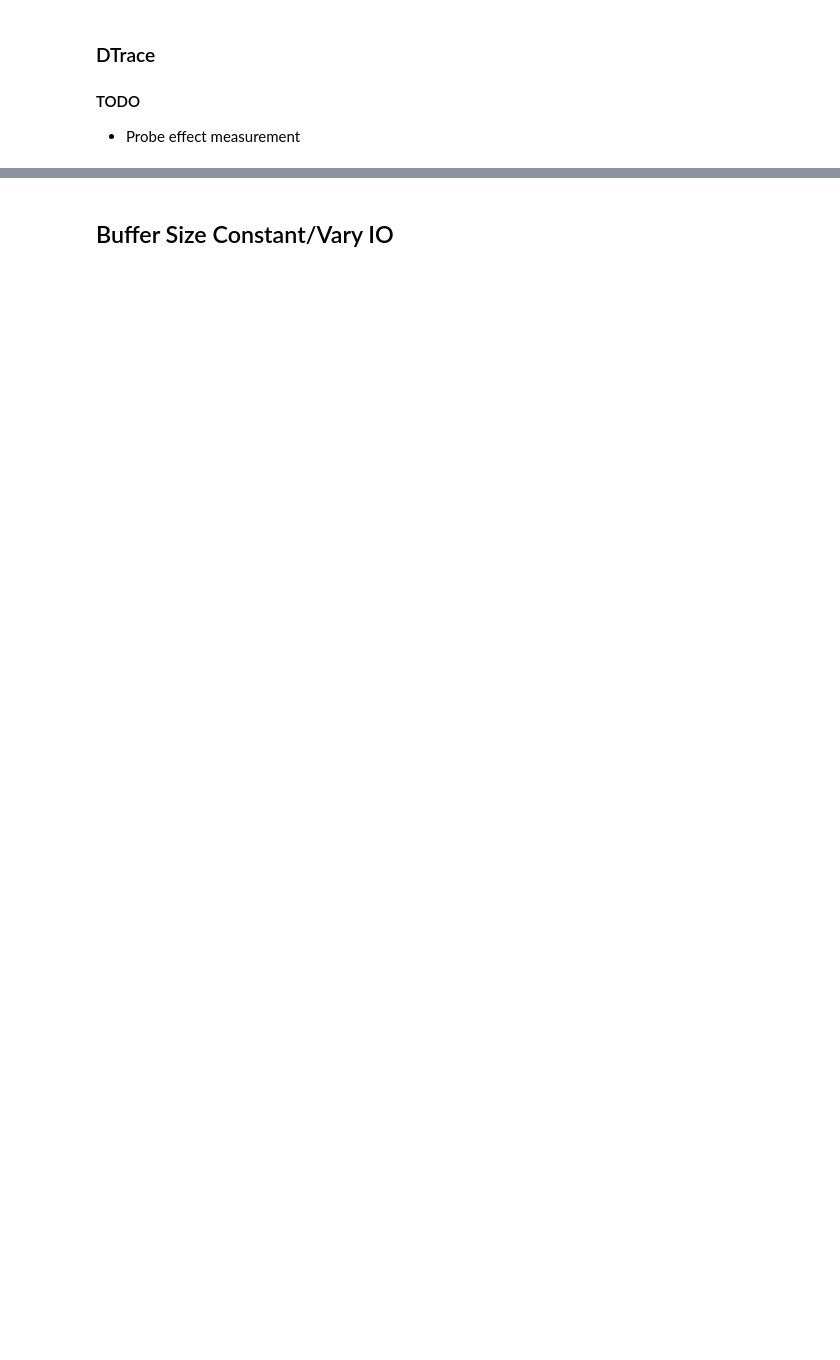
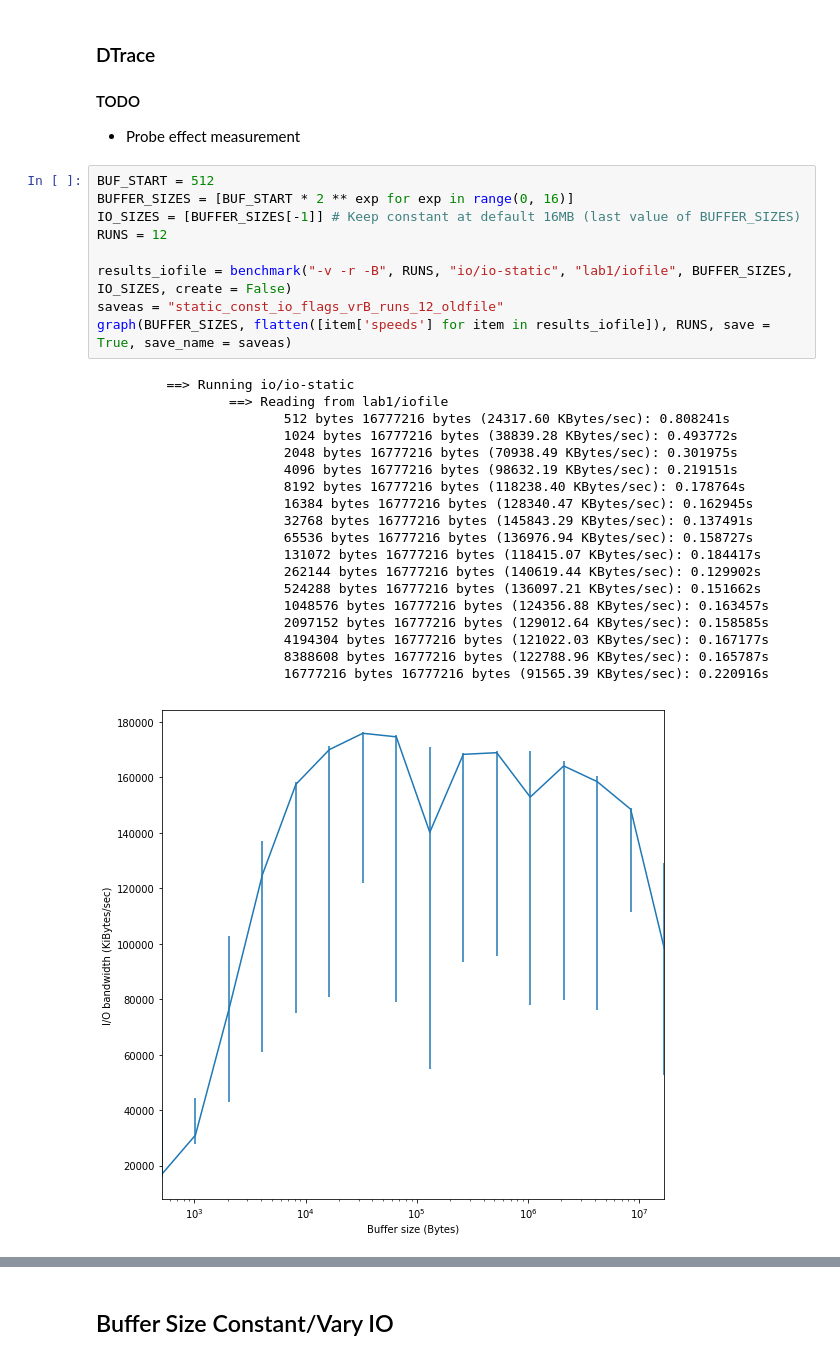
Before and after one commit to Michael137/os, a Jupyter notebook: l41-labs/lab1.ipynb, the cells around one changed output, grey strips where cells are left out. Cells and saved outputs as stored; diff of their text form; blank space fills up the shorter version.

```diff
--- a/l41-labs/lab1.ipynb
+++ b/l41-labs/lab1.ipynb
@@ -176,5 +218,34 @@ KeyboardInterrupt:
 
 #### TODO
 * Probe effect measurement
+# %%
+BUF_START = 512
+BUFFER_SIZES = [BUF_START * 2 ** exp for exp in range(0, 16)]
+IO_SIZES = [BUFFER_SIZES[-1]] # Keep constant at default 16MB (last value of BUFFER_SIZES)
+RUNS = 12
+
+results_iofile = benchmark("-v -r -B", RUNS, "io/io-static", "lab1/iofile", BUFFER_SIZES, IO_SIZES, create = False)
+saveas = "static_const_io_flags_vrB_runs_12_oldfile"
+graph(BUFFER_SIZES, flatten([item['speeds'] for item in results_iofile]), RUNS, save = True, save_name = saveas)
+# %% [output]
+         ==> Running io/io-static
+                 ==> Reading from lab1/iofile
+                        512 bytes 16777216 bytes (24317.60 KBytes/sec): 0.808241s
+                        1024 bytes 16777216 bytes (38839.28 KBytes/sec): 0.493772s
+                        2048 bytes 16777216 bytes (70938.49 KBytes/sec): 0.301975s
+                        4096 bytes 16777216 bytes (98632.19 KBytes/sec): 0.219151s
+                        8192 bytes 16777216 bytes (118238.40 KBytes/sec): 0.178764s
+                        16384 bytes 16777216 bytes (128340.47 KBytes/sec): 0.162945s
+                        32768 bytes 16777216 bytes (145843.29 KBytes/sec): 0.137491s
+                        65536 bytes 16777216 bytes (136976.94 KBytes/sec): 0.158727s
+                        131072 bytes 16777216 bytes (118415.07 KBytes/sec): 0.184417s
+                        262144 bytes 16777216 bytes (140619.44 KBytes/sec): 0.129902s
+                        524288 bytes 16777216 bytes (136097.21 KBytes/sec): 0.151662s
+                        1048576 bytes 16777216 bytes (124356.88 KBytes/sec): 0.163457s
+                        2097152 bytes 16777216 bytes (129012.64 KBytes/sec): 0.158585s
+                        4194304 bytes 16777216 bytes (121022.03 KBytes/sec): 0.167177s
+                        8388608 bytes 16777216 bytes (122788.96 KBytes/sec): 0.165787s
+                        16777216 bytes 16777216 bytes (91565.39 KBytes/sec): 0.220916s
+[figure, added]
 # %%
 BUF_START = 512
```
Also changed, not shown: parts of 10 cells of this notebook, 33 other files.
